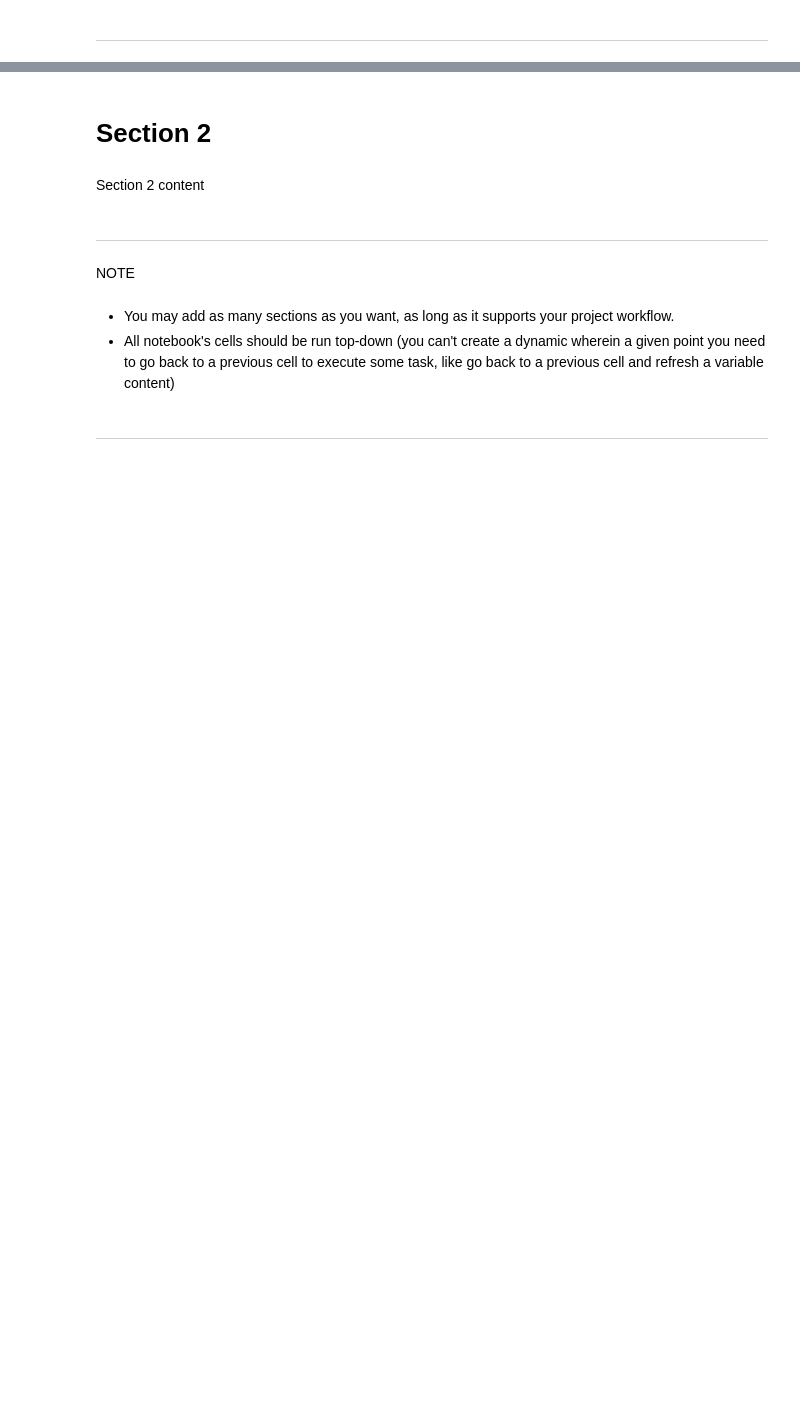
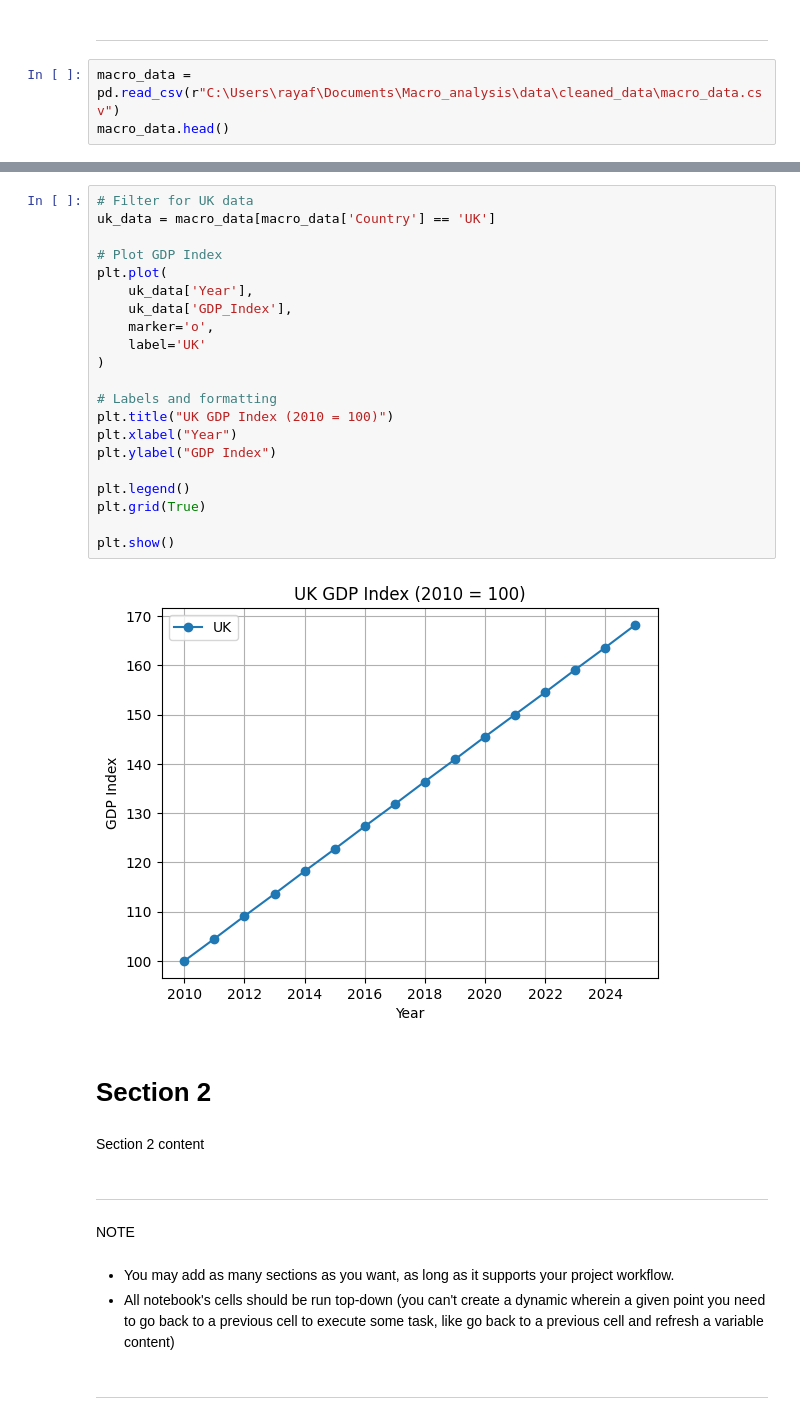
Before and after one commit to Ray99-cpu/Macro_Analysis, a Jupyter notebook: jupyter_notebooks/macro_econ_analysis.ipynb, the cells around one changed output, grey strips where cells are left out. Saved outputs shown, nothing was run; the diff lists cells and outputs as text; blank space fills up the shorter version.

Commit message:
Add plot showing increase in GDP in time period.

```diff
--- a/jupyter_notebooks/macro_econ_analysis.ipynb
+++ b/jupyter_notebooks/macro_econ_analysis.ipynb
@@ -50,2 +53,5 @@ Section 1 content
 # %% [markdown]
 ---
+# %%
+macro_data = pd.read_csv(r"C:\Users\rayaf\Documents\Macro_analysis\data\cleaned_data\macro_data.csv")
+macro_data.head()
@@ -52,3 +65,26 @@ Section 1 content
+# %%
+# Filter for UK data
+uk_data = macro_data[macro_data['Country'] == 'UK']
+
+# Plot GDP Index
+plt.plot(
+    uk_data['Year'],
+    uk_data['GDP_Index'],
+    marker='o',
+    label='UK'
+)
+
+# Labels and formatting
+plt.title("UK GDP Index (2010 = 100)")
+plt.xlabel("Year")
+plt.ylabel("GDP Index")
+
+plt.legend()
+plt.grid(True)
+
+plt.show()
+# %% [output]
+[figure, added]
 # %% [markdown]
 # Section 2
 # %% [markdown]
```
Also changed, not shown: parts of 2 cells of this notebook.
